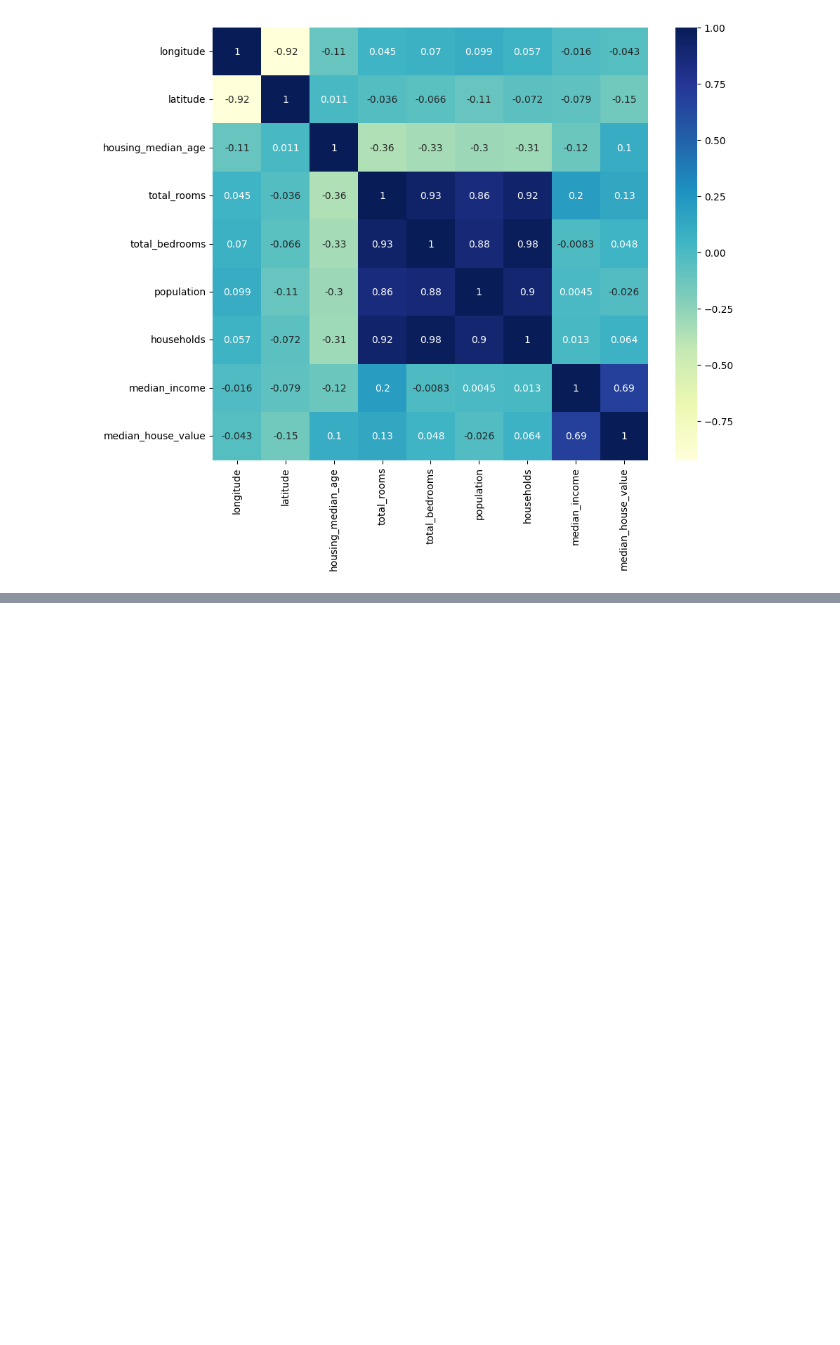
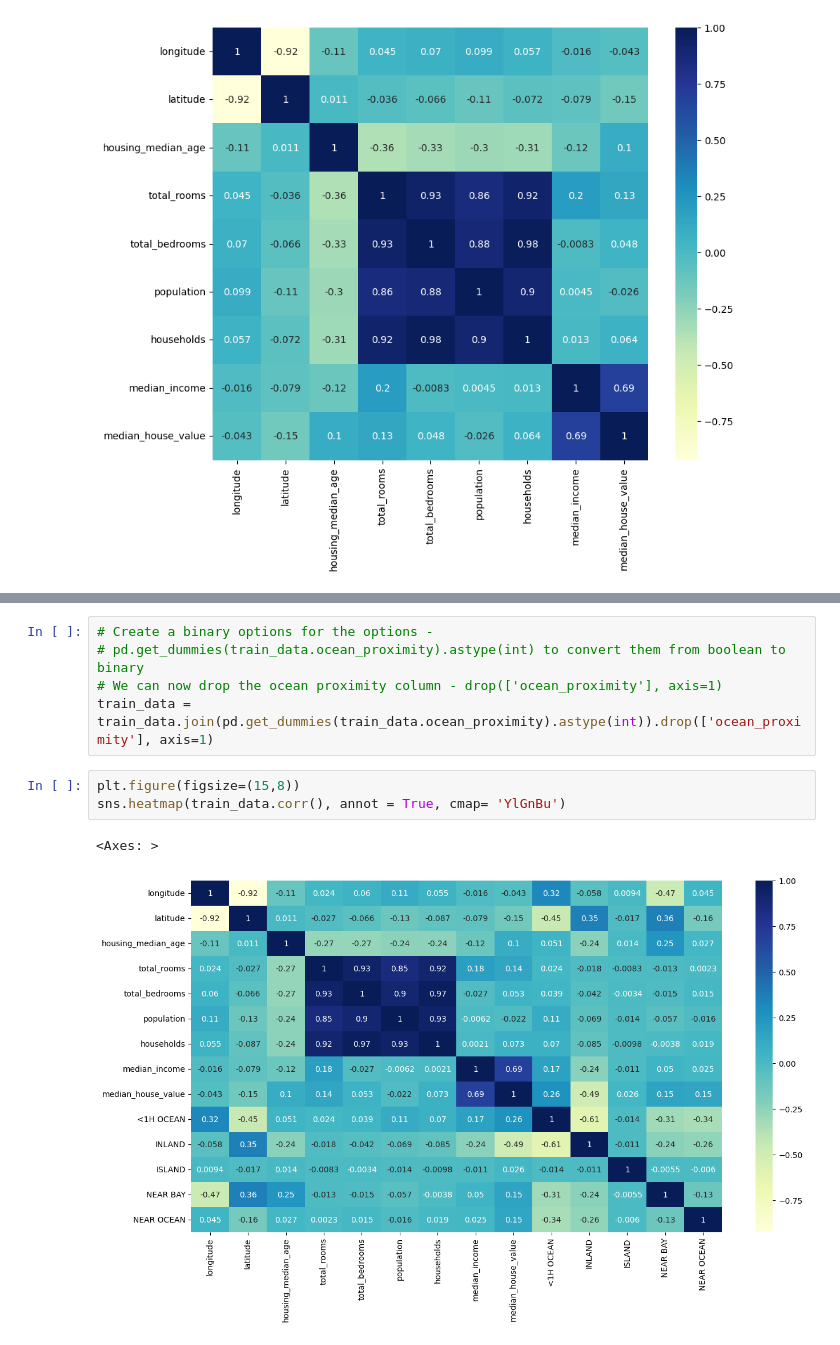
Before and after one commit to robbymumo/california-house-price-prediction-model, a Jupyter notebook: index.ipynb, the cells around one changed output, grey strips where cells are left out. Saved outputs shown, nothing was run; the diff lists cells and outputs as text; blank space fills up the shorter version.

```diff
--- a/index.ipynb
+++ b/index.ipynb
@@ -130,0 +170,11 @@ sns.heatmap(train_data.corr(numeric_only=True), annot=True, cmap = 'YlGnBu')
+# %%
+# Create a binary options for the options -
+# pd.get_dummies(train_data.ocean_proximity).astype(int) to convert them from boolean to binary
+# We can now drop the ocean proximity column - drop(['ocean_proximity'], axis=1)
+train_data = train_data.join(pd.get_dummies(train_data.ocean_proximity).astype(int)).drop(['ocean_proximity'], axis=1)
+# %%
+plt.figure(figsize=(15,8))
+sns.heatmap(train_data.corr(), annot = True, cmap= 'YlGnBu')
+# %% [output]
+<Axes: >
+[figure, added]
```
Also changed, not shown: parts of 6 cells of this notebook.
